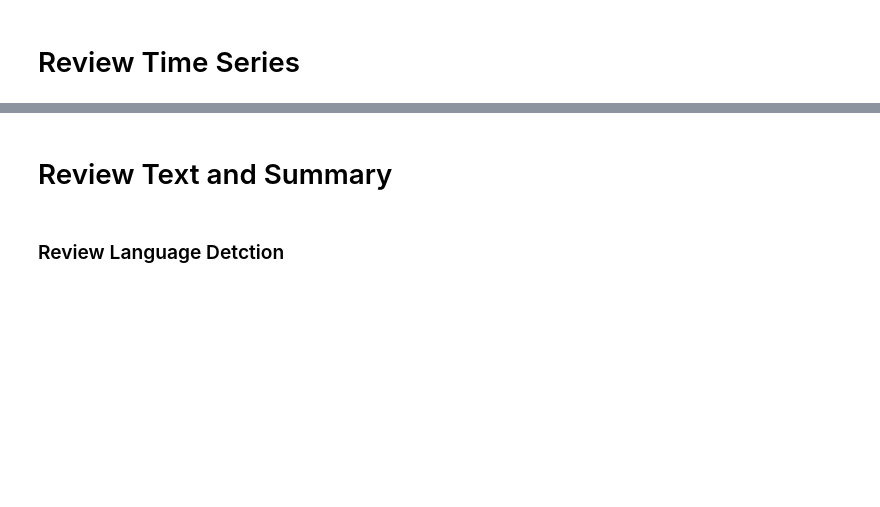
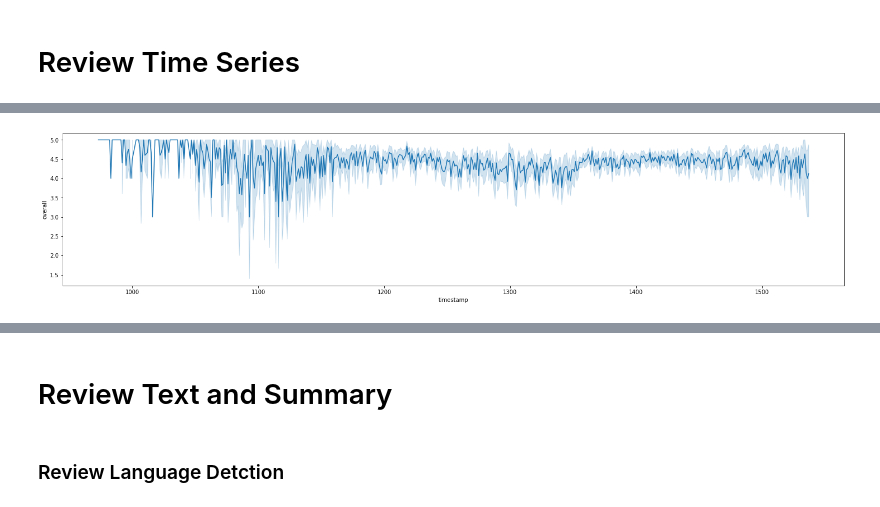
Before and after one commit to saiteki-kai/amazon-reviews, a Jupyter notebook: notebooks/products_and_reviews.ipynb, the cells around one changed output, grey strips where cells are left out. Drawn from its saved outputs; the diff is of its cells as text; code cells hidden in the pictures; blank space fills up the shorter version.

```diff
--- a/notebooks/products_and_reviews.ipynb
+++ b/notebooks/products_and_reviews.ipynb
@@ -221,5 +362,12 @@ pass
 # %%
+# overall nel tempo del brand X
+
 _, ax = plt.subplots(figsize=(25, 5))
-sns.histplot(data_df[data_df['brand'] == 'Nikon']['timestamp'], ax=ax)
+x = data_df[data_df['brand'] == 'Canon']['overall']
+y = data_df[data_df['brand'] == 'Canon']['timestamp']
+sns.lineplot(y, x, ax=ax)
+
 pass
+# %% [output]
+[figure, added]
 # %%
```
Also changed, not shown: parts of 38 cells of this notebook, 2 other files.
